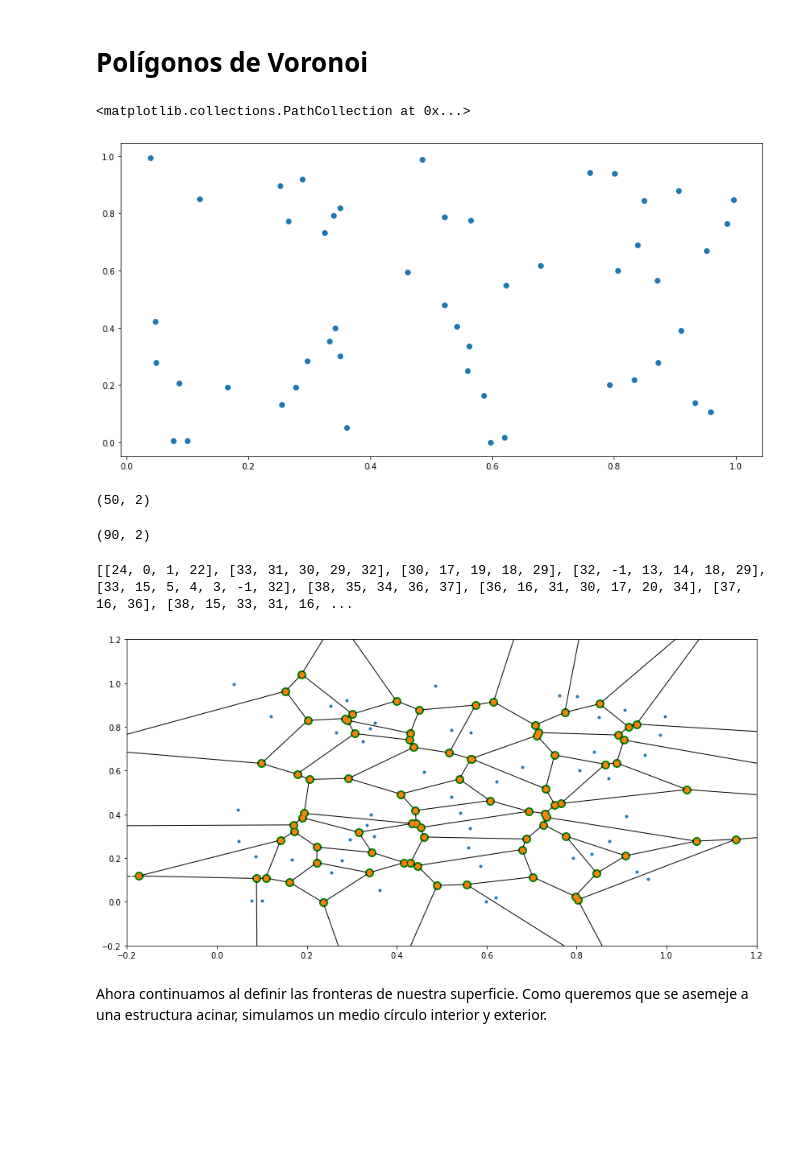
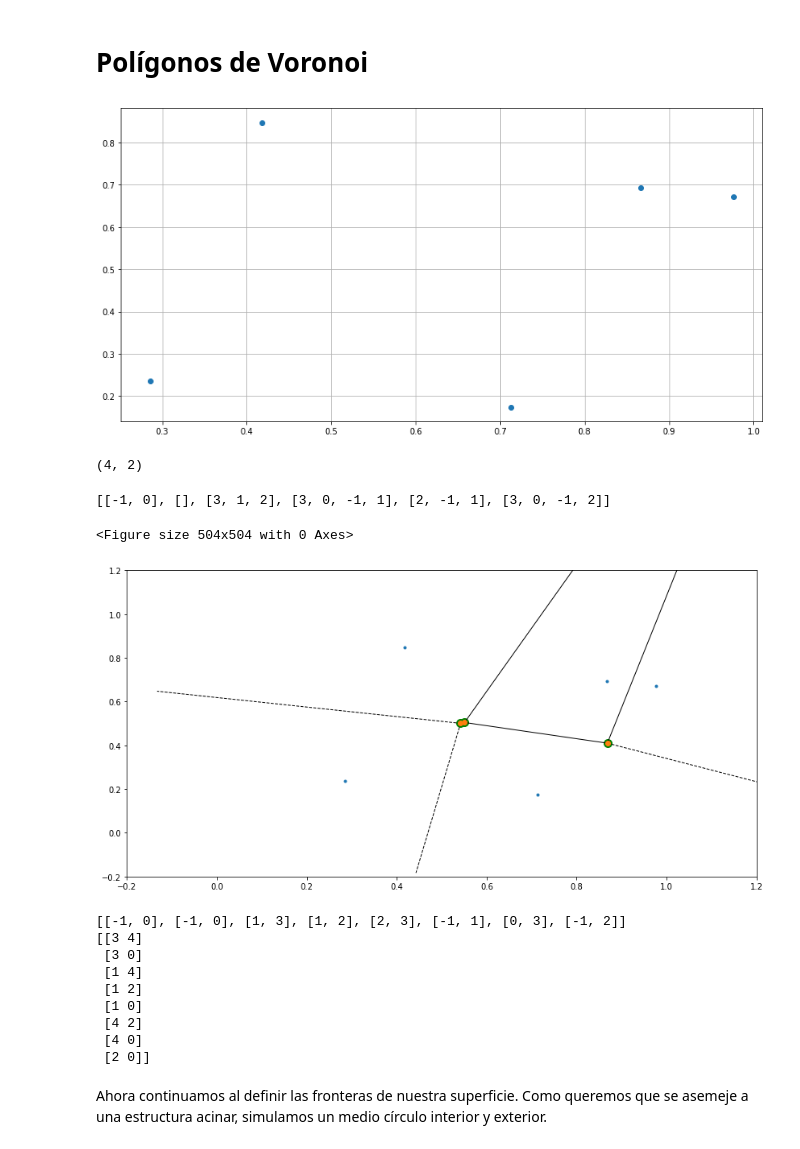
Before and after one commit to joshbrx/biomath_model, a Jupyter notebook: Voronoi.ipynb, the cells around one changed output. Saved outputs shown, nothing was run; the diff lists cells and outputs as text; code cells hidden in the pictures; blank space fills up the shorter version.

```diff
--- a/Voronoi.ipynb
+++ b/Voronoi.ipynb
@@ -14,38 +14,50 @@ from matplotlib.patches import Polygon
 
 mpl.rcParams['figure.figsize'] = (14,7)
 # %%
-puntos = np.random.rand(50,2)
-# puntos
+puntos = np.random.rand(5,2)
 plt.scatter(puntos[:,0], puntos[:,1])
+plt.grid()
 # %% [output]
-<matplotlib.collections.PathCollection at 0x...>
-[figure, old version]
+[figure, new version]
 # %%
 ### Create Voronoi object
 vor = Voronoi(puntos)
-print(puntos.shape)
-# %% [output]
-(50, 2)
 # %%
 ### Get Voronoi vertices
 vor_vertices = vor.vertices
 print(vor_vertices.shape)
 # %% [output]
-(90, 2)
+(4, 2)
 # %%
 ### Get Voronoi regions
 vor_regions = vor.regions
 print(vor_regions)
 # %% [output]
-[[24, 0, 1, 22], [33, 31, 30, 29, 32], [30, 17, 19, 18, 29], [32, -1, 13, 14, 18, 29], [33, 15, 5, 4, 3, -1, 32], [38, 35, 34, 36, 37], [36, 16, 31, 30, 17, 20, 34], [37, 16, 36], [38, 15, 33, 31, 16, ...
+[[-1, 0], [], [3, 1, 2], [3, 0, -1, 1], [2, -1, 1], [3, 0, -1, 2]]
 # %%
 ### Use built-in function to plot
+plt.figure(figsize=(7,7))
 voronoi_plot_2d(vor)
 plt.scatter(vor_vertices[:,0], vor_vertices[:,1], color="green", s=100)
 plt.xlim([-0.2,1.2]); plt.ylim([-0.2,1.2])
 plt.show()
 # %% [output]
+<Figure size 504x504 with 0 Axes>
-[figure, old version]
+[figure, new version]
+# %%
+### Get Voronoi ridge-vertices and ridge-points
+print(vor.ridge_vertices)
+print(vor.ridge_points)
+# %% [output]
+[[-1, 0], [-1, 0], [1, 3], [1, 2], [2, 3], [-1, 1], [0, 3], [-1, 2]]
+[[3 4]
+ [3 0]
+ [1 4]
+ [1 2]
+ [1 0]
+ [4 2]
+ [4 0]
+ [2 0]]
 # %% [markdown]
 Ahora continuamos al definir las fronteras de nuestra superficie. Como queremos que se asemeje a una estructura acinar, simulamos un medio círculo interior y exterior.
 # %% [markdown]
```
Also changed, not shown: parts of 15 cells of this notebook.
